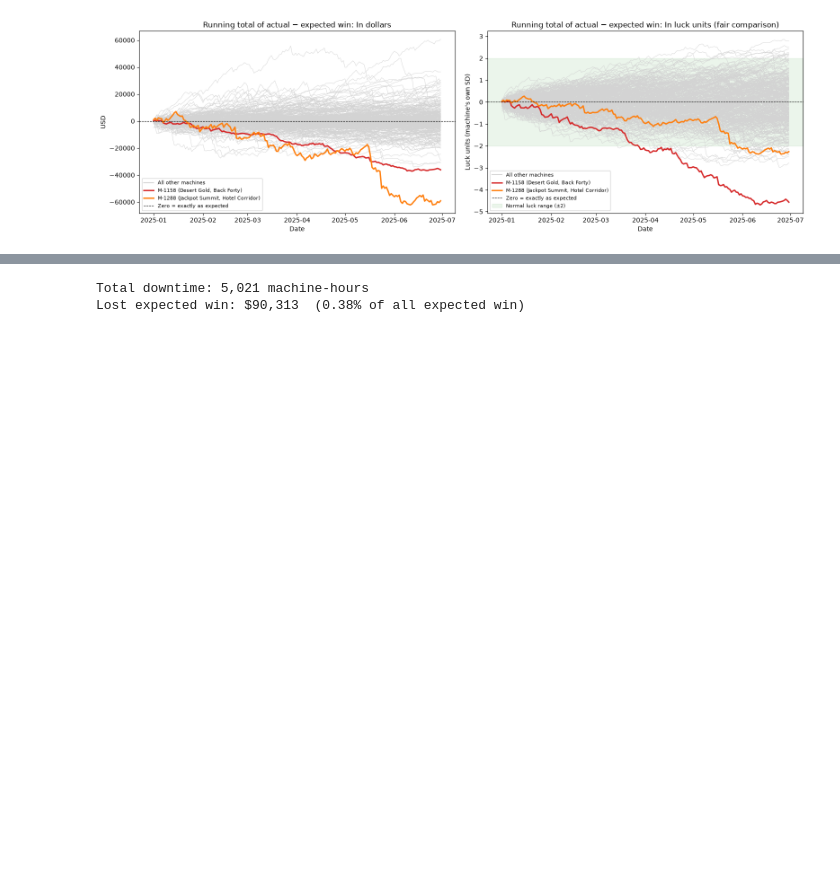
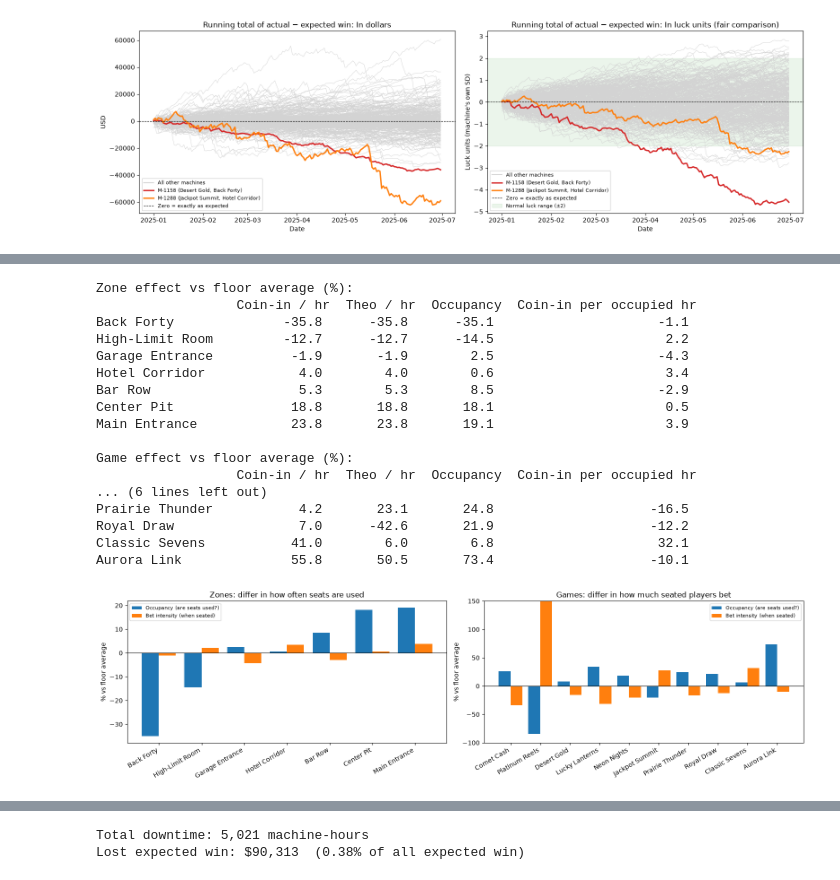
Before and after one commit to QYusufQ/dashboard-royale-team-116, a Jupyter notebook: data analysis.ipynb, the cells around one changed output, grey strips where cells are left out. Cells and saved outputs as stored; diff of their text form; code cells hidden in the pictures; blank space fills up the shorter version.

```diff
--- a/data analysis.ipynb
+++ b/data analysis.ipynb
@@ -490,0 +554,60 @@ plt.show()
+# %%
+# Zone and game effects vs FLOOR AVERAGE, on four normalized targets
+rr = r[r["occupied_hours"] > 0].copy()
+rr["y_coin"] = np.log(rr["coin_in_usd"] / rr["available_hours"])     # $ wagered per working hour
+rr["y_theo"] = np.log(rr["theo_usd"] / rr["available_hours"])        # expected win per working hour
+rr["y_occ"]  = np.log(rr["occupied_hours"] / rr["available_hours"])  # share of working time in use
+rr["y_rate"] = np.log(rr["coin_in_usd"] / rr["occupied_hours"])      # $ wagered per hour someone is playing
+
+def normalized_effects(factor):
+    share = rr.groupby(factor)["available_hours"].sum()
+    share = share / share.sum()
+    res = {}
+    for col, label in [("y_coin", "Coin-in / hr"), ("y_theo", "Theo / hr"),
+                       ("y_occ", "Occupancy"), ("y_rate", "Coin-in per occupied hr")]:
+        m = smf.wls(f"{col} ~ C(zone_name) + C(theme) + C(date)", data=rr, weights=rr["available_hours"]).fit()
+        p = m.params.filter(like=factor)
+        p.index = [i.split("[T.")[1].rstrip("]") for i in p.index]
+        base = [z for z in share.index if z not in p.index][0]
+        p[base] = 0.0
+        res[label] = (np.exp(p - (p * share).sum()) - 1) * 100
+    return pd.DataFrame(res).sort_values("Coin-in / hr")
+
+zone_norm = normalized_effects("zone_name")
+game_norm = normalized_effects("theme")
+print("Zone effect vs floor average (%):\n", zone_norm.round(1))
+print("\nGame effect vs floor average (%):\n", game_norm.round(1))
+
+fig, axes = plt.subplots(1, 2, figsize=(16, 4.5))
+for ax, tbl, title in [(axes[0], zone_norm, "Zones: differ in how often seats are used"),
+                       (axes[1], game_norm, "Games: differ in how much seated players bet")]:
+    x = np.arange(len(tbl))
+    ax.bar(x - 0.2, tbl["Occupancy"], 0.4, label="Occupancy (are seats used?)", color="tab:blue")
+    ax.bar(x + 0.2, tbl["Coin-in per occupied hr"], 0.4, label="Bet intensity (when seated)", color="tab:orange")
+    ax.axhline(0, color="black", linewidth=0.8)
+    ax.set_xticks(x, tbl.index, rotation=30, ha="right")
+    ax.set_ylabel("% vs floor average")
+    ax.set_title(title)
+    ax.legend(fontsize=8)
+axes[1].set_ylim(-100, 150)   # Platinum Reels bet intensity (+439%) runs off the top; its value is in the table
+plt.tight_layout()
+plt.show()
+# %% [output]
+Zone effect vs floor average (%):
+                  Coin-in / hr  Theo / hr  Occupancy  Coin-in per occupied hr
+Back Forty              -35.8      -35.8      -35.1                     -1.1
+High-Limit Room         -12.7      -12.7      -14.5                      2.2
+Garage Entrance          -1.9       -1.9        2.5                     -4.3
+Hotel Corridor            4.0        4.0        0.6                      3.4
+Bar Row                   5.3        5.3        8.5                     -2.9
+Center Pit               18.8       18.8       18.1                      0.5
+Main Entrance            23.8       23.8       19.1                      3.9
+
+Game effect vs floor average (%):
+                  Coin-in / hr  Theo / hr  Occupancy  Coin-in per occupied hr
+... (6 lines left out)
+Prairie Thunder           4.2       23.1       24.8                    -16.5
+Royal Draw                7.0      -42.6       21.9                    -12.2
+Classic Sevens           41.0        6.0        6.8                     32.1
+Aurora Link              55.8       50.5       73.4                    -10.1
+[figure, added]
```
Also changed, not shown: parts of 4 cells of this notebook, 2 other files.
